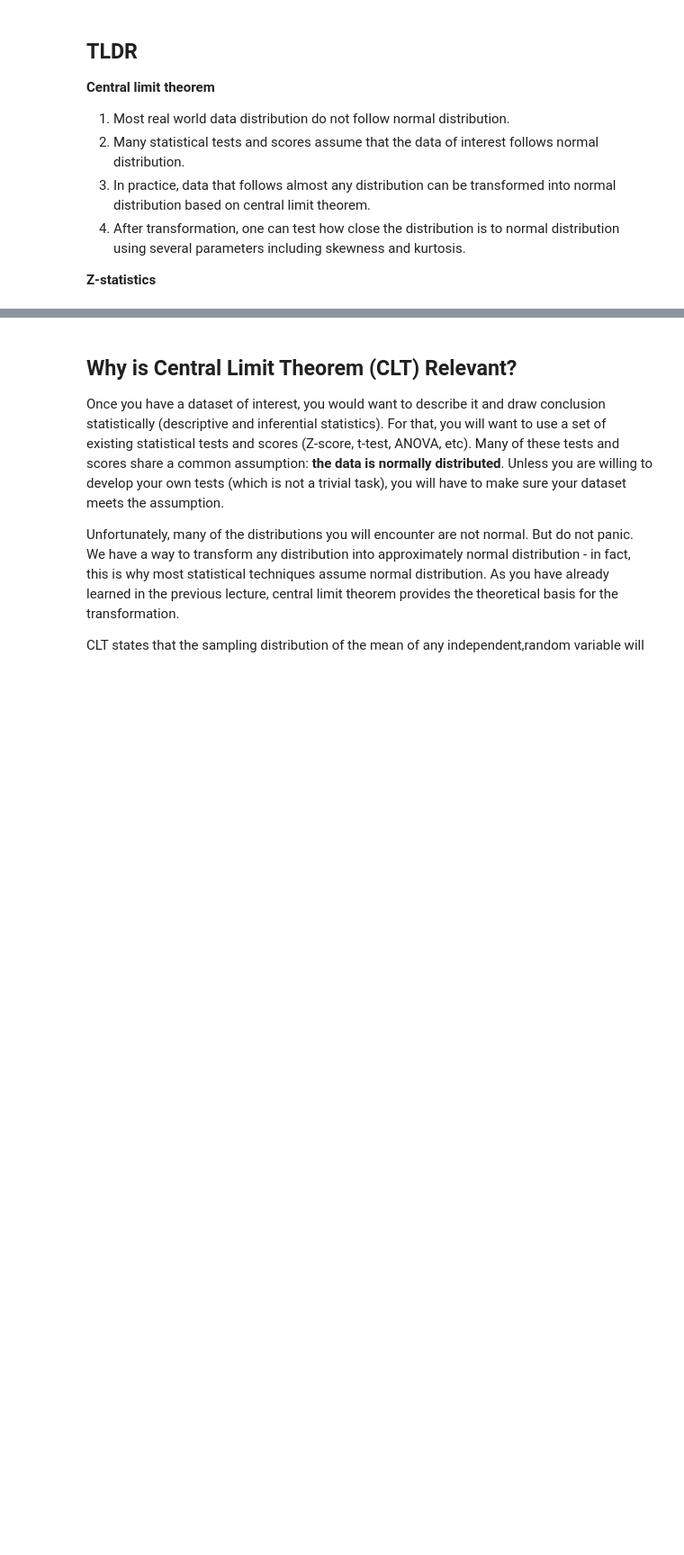
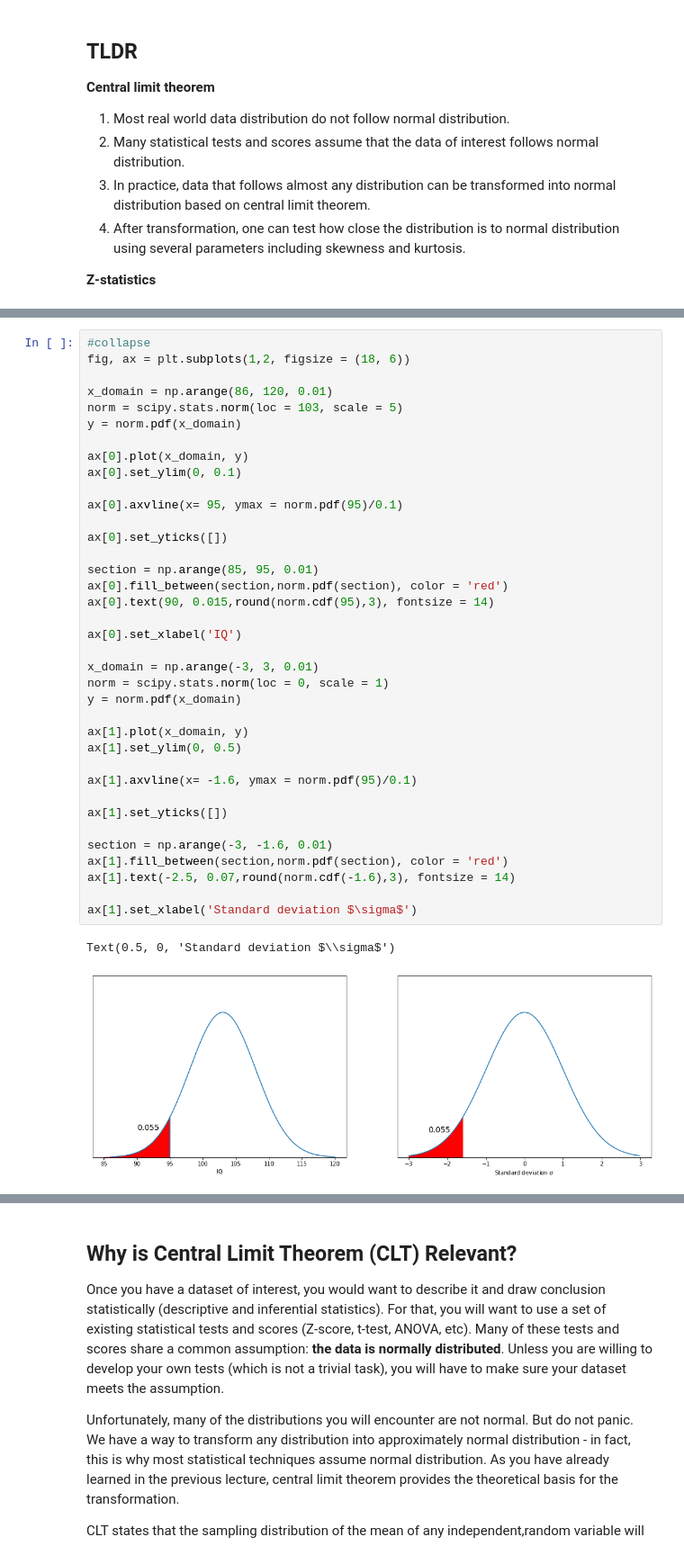
Before and after one commit to disney-snoopy/fastbook, a Jupyter notebook: _notebooks/2021-01-23-ztest.ipynb, the cells around one changed output, grey strips where cells are left out. Shown: that part at 90% size. Drawn from its saved outputs; the diff is of its cells as text; blank space fills up the shorter version.

Commit message:
added altair plot

```diff
--- a/_notebooks/2021-01-23-ztest.ipynb
+++ b/_notebooks/2021-01-23-ztest.ipynb
@@ -93 +89,41 @@ Text(0.5, 1.0, 'Normal Distribution Area Under Curve')
+# %%
+#collapse
+fig, ax = plt.subplots(1,2, figsize = (18, 6))
+
+x_domain = np.arange(86, 120, 0.01)
+norm = scipy.stats.norm(loc = 103, scale = 5)
+y = norm.pdf(x_domain)
+
+ax[0].plot(x_domain, y)
+ax[0].set_ylim(0, 0.1)
+
+ax[0].axvline(x= 95, ymax = norm.pdf(95)/0.1)
+
+ax[0].set_yticks([])
+
+section = np.arange(85, 95, 0.01)
+ax[0].fill_between(section,norm.pdf(section), color = 'red')
+ax[0].text(90, 0.015,round(norm.cdf(95),3), fontsize = 14)
+
+ax[0].set_xlabel('IQ')
+
+x_domain = np.arange(-3, 3, 0.01)
+norm = scipy.stats.norm(loc = 0, scale = 1)
+y = norm.pdf(x_domain)
+
+ax[1].plot(x_domain, y)
+ax[1].set_ylim(0, 0.5)
+
+ax[1].axvline(x= -1.6, ymax = norm.pdf(95)/0.1)
+
+ax[1].set_yticks([])
+
+section = np.arange(-3, -1.6, 0.01)
+ax[1].fill_between(section,norm.pdf(section), color = 'red')
+ax[1].text(-2.5, 0.07,round(norm.cdf(-1.6),3), fontsize = 14)
+
+ax[1].set_xlabel('Standard deviation $\sigma$')
+# %% [output]
+Text(0.5, 0, 'Standard deviation $\\sigma$')
+[figure, added]
 # %% [markdown]
```
Also changed, not shown: parts of 6 cells of this notebook.
